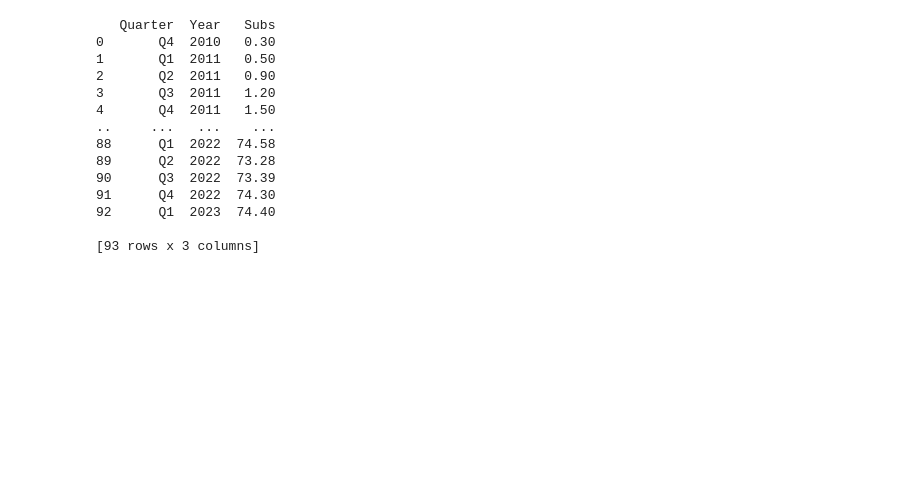
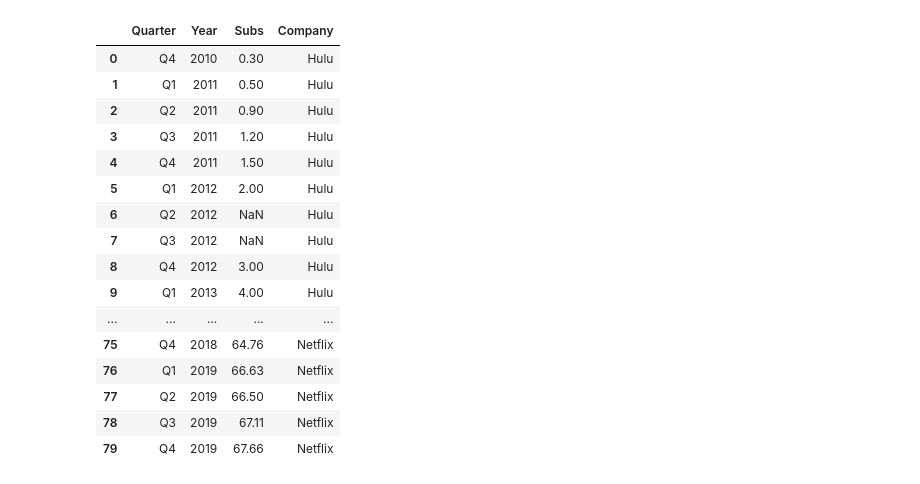
Before and after one commit to SavPepper22/Project-1-Team-3, a Jupyter notebook: Final.ipynb, the cells around one changed output. Cells and saved outputs as stored; diff of their text form; code cells hidden in the pictures; blank space fills up the shorter version.

```diff
--- a/Final.ipynb
+++ b/Final.ipynb
@@ -1,6 +1,6 @@
 # %%
 # Project 1 Team 3
-
+import numpy as np
 import matplotlib.pyplot as plt
 import pandas as pd
 import os
@@ -18,10 +18,10 @@ subscriber_count_path = "subscription/svod-subscriber-count.csv"
 ticket_sold_path = "subscription/tickets-sold-at-box-offices.csv"
 subscription_price_path = "subscription/svod-services-monthly-subscription-price.csv"
 user_share_path = "subscription/svod-service-user-shares.csv"
-hulu_subscribers = "subscription/hulus-paying-subscribers.csv"
-disney_subscribers = "subscription/disney-subscribers-count.csv"
+hulu_subscribers = "subscription/hulus-paying-subscribers-copy.csv"
+disney_subscribers = "subscription/disney-subscribers-count-copy.csv"
 home_vs_theater_path = "subscription/adults-who-preferred-to-watch-films-in-a-theater-or-at-home.csv"
-netflix_subscribers = "subscription/statistic_id250937_quarterly-netflix-paid-streaming-subscribers-in-the-us-and-canada-2013-2023.csv"
+netflix_subscribers = "subscription/statistic_id250937_quarterly-netflix-paid-streaming-subscribers-in-the-us-and-canada-2013-2023-copy.csv"
 
 
 df_archive = pd.read_csv(archive_path)
@@ -49,6 +49,8 @@ right = pd.read_csv(disney_subscribers)
 right2 = pd.read_csv(netflix_subscribers)
 
 
-result = pd.merge(left, right, on=["Quarter", "Year", "Subs"], how="outer")
+result = pd.merge(left, right, on=["Quarter", "Year", "Subs", "Company"], how="outer")
 
-final_result = pd.merge(result, right2, on=["Quarter", "Year", "Subs"], how="outer")
+final_result = pd.merge(result, right2, on=["Quarter", "Year", "Subs", "Company"], how="outer")
+
+final_result
@@ -55,17 +71,26 @@ final_result = pd.merge(result, right2, on=["Quarter", "Year", "Subs"], how="out
-# %%
-print(final_result)
-# %% [output]
-   Quarter  Year   Subs
-0       Q4  2010   0.30
-1       Q1  2011   0.50
-2       Q2  2011   0.90
-3       Q3  2011   1.20
-4       Q4  2011   1.50
-..     ...   ...    ...
-88      Q1  2022  74.58
-89      Q2  2022  73.28
-90      Q3  2022  73.39
-91      Q4  2022  74.30
-92      Q1  2023  74.40
-
-[93 rows x 3 columns]
+# %%
+#Define data that seperates the covid vs precovid years
+#Precovid years 2017-2019 covid years 2020-2022
+PreCovid_Yearly = final_result[~final_result['Year'].isin([2020,2021,2022,2023])]
+
+
+
+PreCovid_Yearly
+# %% [output]
+|  | Quarter | Year | Subs | Company |
+| 0 | Q4 | 2010 | 0.30 | Hulu |
+| 1 | Q1 | 2011 | 0.50 | Hulu |
+| 2 | Q2 | 2011 | 0.90 | Hulu |
+| 3 | Q3 | 2011 | 1.20 | Hulu |
+| 4 | Q4 | 2011 | 1.50 | Hulu |
+| 5 | Q1 | 2012 | 2.00 | Hulu |
+| 6 | Q2 | 2012 | NaN | Hulu |
+| 7 | Q3 | 2012 | NaN | Hulu |
+| 8 | Q4 | 2012 | 3.00 | Hulu |
+| 9 | Q1 | 2013 | 4.00 | Hulu |
+| ... | ... | ... | ... | ... |
+| 75 | Q4 | 2018 | 64.76 | Netflix |
+| 76 | Q1 | 2019 | 66.63 | Netflix |
+| 77 | Q2 | 2019 | 66.50 | Netflix |
+| 78 | Q3 | 2019 | 67.11 | Netflix |
+| 79 | Q4 | 2019 | 67.66 | Netflix |
```
Also changed, not shown: parts of 6 cells of this notebook, 6 other files.
